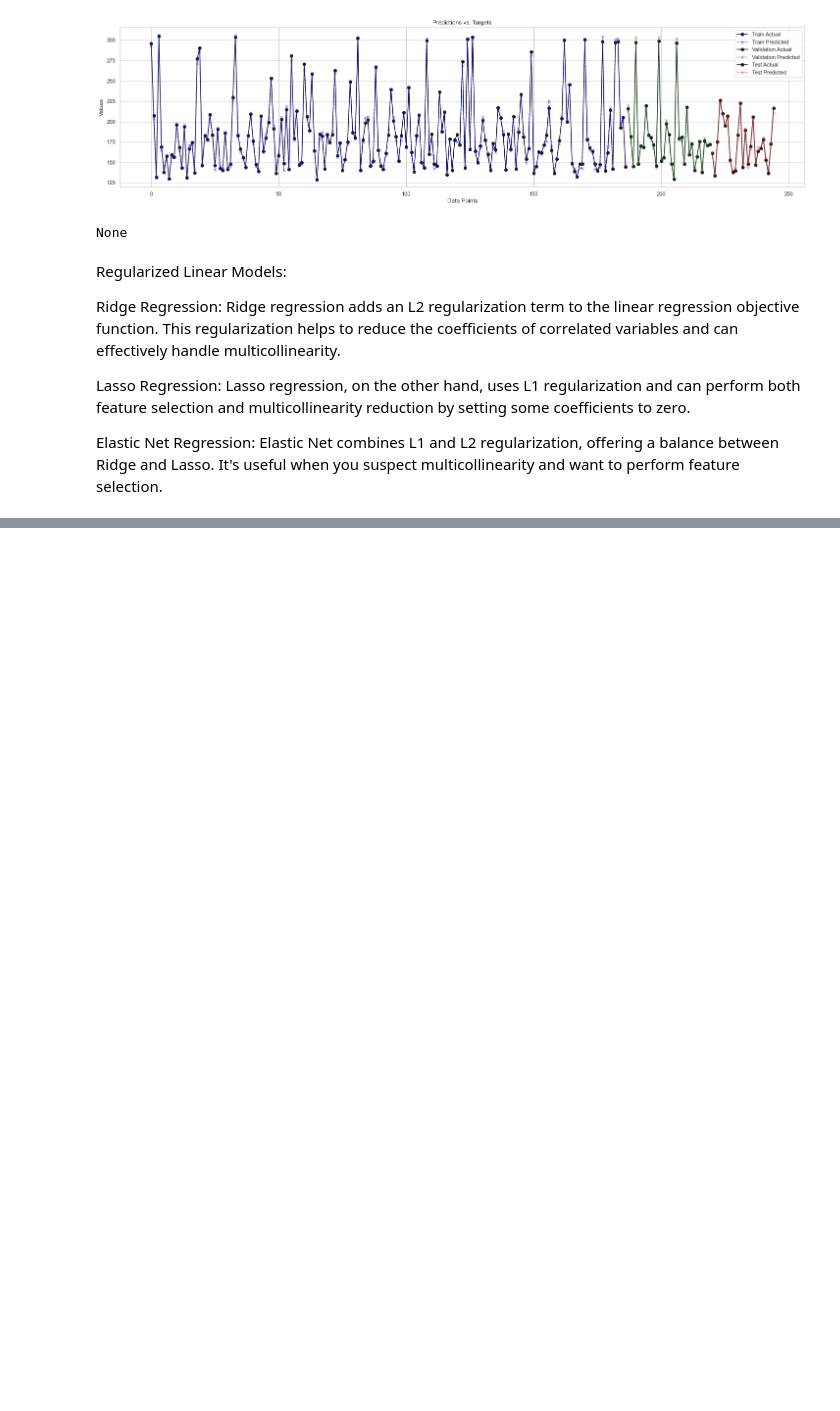
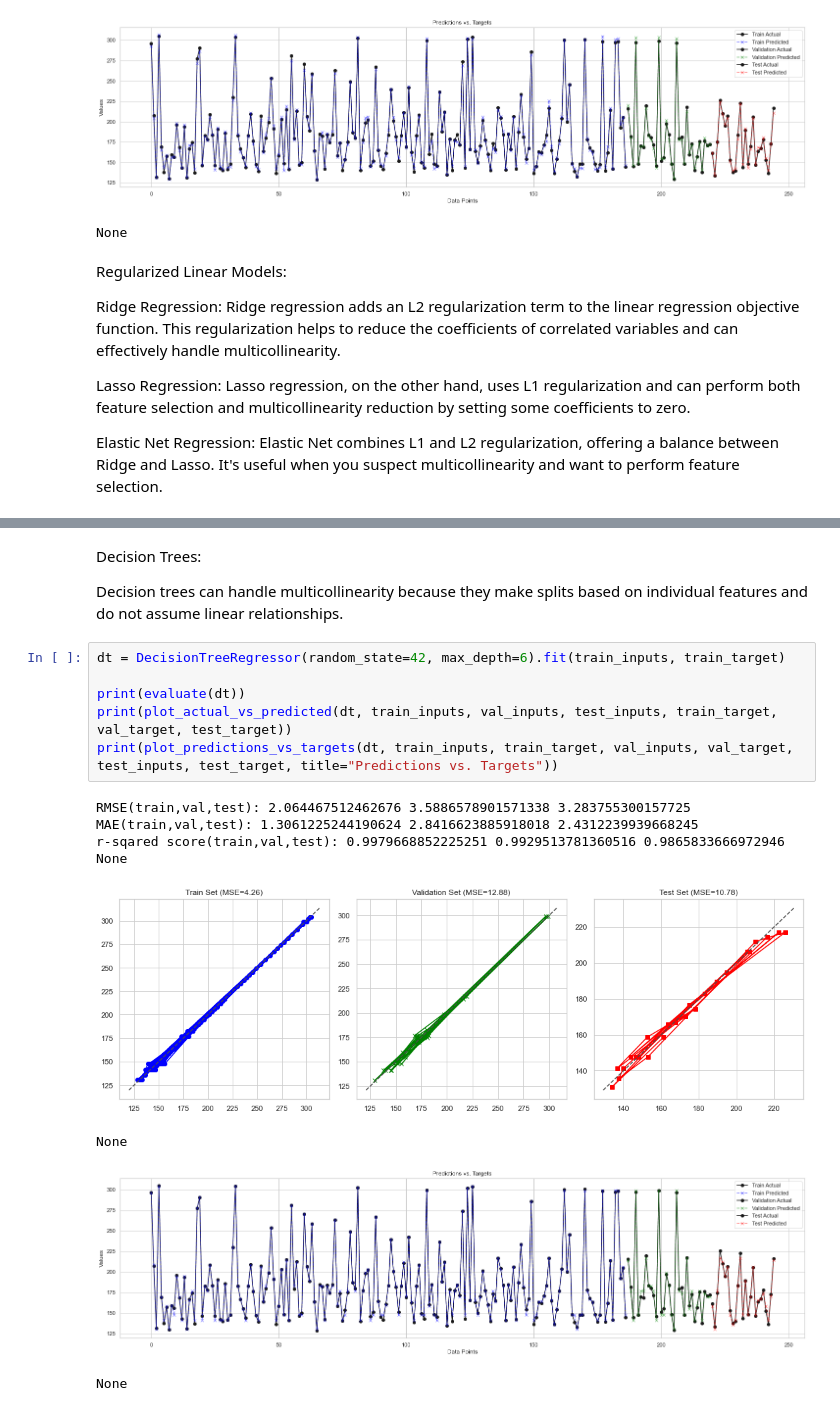
Before and after one commit to rbhattar07/HPI, a Jupyter notebook: main.ipynb, the cells around one changed output, grey strips where cells are left out. Drawn from its saved outputs; the diff is of its cells as text; blank space fills up the shorter version.

```diff
--- a/main.ipynb
+++ b/main.ipynb
@@ -467 +543,20 @@ None
 None
+# %% [markdown]
+Decision Trees:
+
+Decision trees can handle multicollinearity because they make splits based on individual features and do not assume linear relationships.
+# %%
+dt = DecisionTreeRegressor(random_state=42, max_depth=6).fit(train_inputs, train_target)
+
+print(evaluate(dt))
+print(plot_actual_vs_predicted(dt, train_inputs, val_inputs, test_inputs, train_target, val_target, test_target))
+print(plot_predictions_vs_targets(dt, train_inputs, train_target, val_inputs, val_target, test_inputs, test_target, title="Predictions vs. Targets"))
+# %% [output]
+RMSE(train,val,test): 2.064467512462676 3.5886578901571338 3.283755300157725
+MAE(train,val,test): 1.3061225244190624 2.8416623885918018 2.4312239939668245
+r-sqared score(train,val,test): 0.9979668852225251 0.9929513781360516 0.9865833666972946
+None
+[figure, added]
+None
+[figure, added]
+None
```
Also changed, not shown: parts of 11 cells of this notebook.
